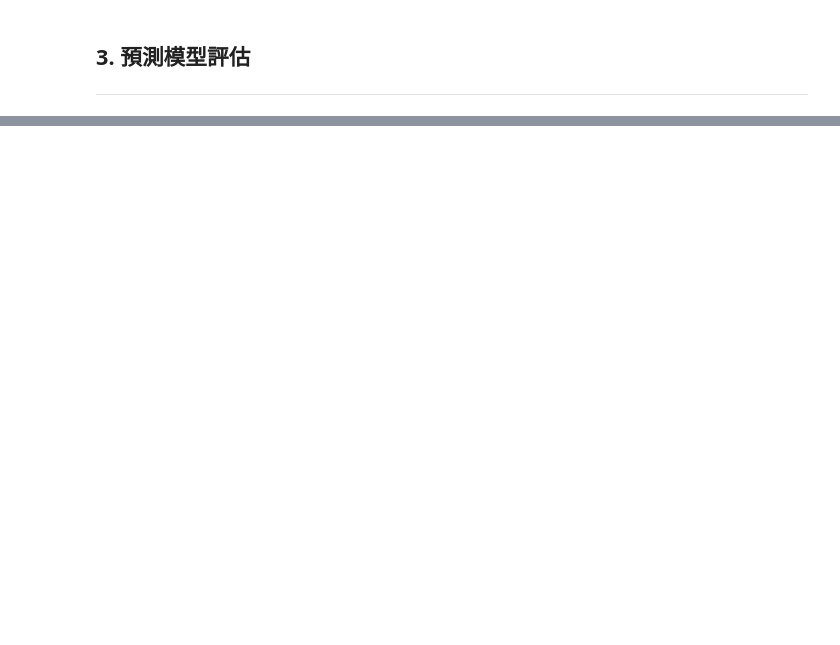
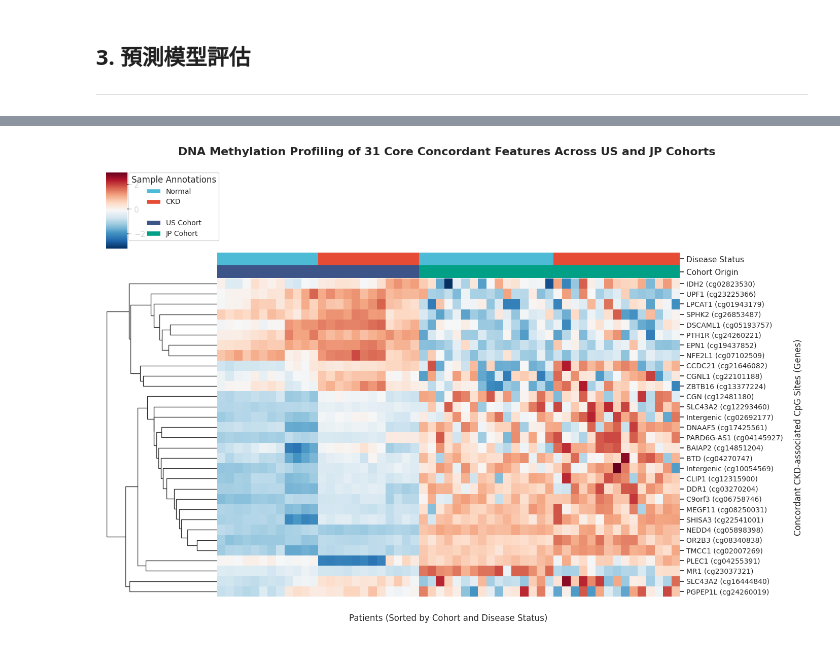
Before and after one commit to black94idd/DNA_methylation, a Jupyter notebook: american&japan_mkd.ipynb, the cells around one changed output, grey strips where cells are left out. Cells and saved outputs as stored; diff of their text form; code cells hidden in the pictures; blank space fills up the shorter version.

```diff
--- a/american&japan_mkd.ipynb
+++ b/american&japan_mkd.ipynb
@@ -215,0 +665,79 @@ PLEC1
+# %%
+import seaborn as sns
+import matplotlib.pyplot as plt
+from matplotlib.patches import Patch
+
+print("\n--- 繪製雙世代聯合熱圖 (Cross-Cohort Mega Heatmap) ---")
+
+# 準備合併資料 (結合 US 與 JP)
+X_us_plot = X_us_r[feats].copy()
+X_us_plot['Status'] = ['CKD' if val == 1 else 'Normal' for val in y_us]
+X_us_plot['Cohort'] = 'US'
+
+X_jp_plot = X_jp_r[feats].copy()
+X_jp_plot['Status'] = ['CKD' if val == 1 else 'Normal' for val in y_jp]
+X_jp_plot['Cohort'] = 'JP'
+
+# 合併成一張大表
+plot_data_all = pd.concat([X_us_plot, X_jp_plot], axis=0)
+
+# 排序樣本：先按 Cohort 排，再按 Status 排 (這會讓熱圖切分成完美的四個區塊)
+plot_data_all = plot_data_all.sort_values(by=['Cohort', 'Status'], ascending=[False, False])
+
+# 準備頂部雙層顏色標籤 (Column Colors)
+status_pal = {'Normal': '#4DBBD5', 'CKD': '#E64B35'} # 藍色正常, 紅色疾病
+cohort_pal = {'US': '#3C5488', 'JP': '#00A087'}      # 深藍美國, 墨綠日本
+
+col_colors = pd.DataFrame({
+    'Disease Status': plot_data_all['Status'].map(status_pal),
+    'Cohort Origin': plot_data_all['Cohort'].map(cohort_pal)
+})
+
+# 準備 Y 軸基因標籤 (替換掉無意義的 cg 編號)
+# 確保你前面有跑 summary，我們把 CpG ID 對應到 基因名稱
+def get_display_name(cpg):
+    gene_raw = summary.loc[summary['CpG'] == cpg, 'Gene'].values
+    if len(gene_raw) > 0 and pd.notna(gene_raw[0]) and str(gene_raw[0]) != 'nan':
+        gene_clean = str(gene_raw[0]).split(';')[0].strip()
+        return f"{gene_clean} ({cpg})"
+    return f"Intergenic ({cpg})"
+
+# 將欄位名稱直接換成基因名稱
+plot_data_all_features = plot_data_all[feats].rename(columns={c: get_display_name(c) for c in feats})
+
+# 繪製 Clustermap
+g = sns.clustermap(
+    plot_data_all_features.T,
+    cmap='RdBu_r',             # 藍白紅漸層 (最經典的表觀遺傳配色)
+    col_colors=col_colors,     # 頂部加入雙層標籤
+    col_cluster=False,         # 關閉行聚類，保持我們設定的 US/JP 完美分界
+    row_cluster=True,          # 開啟列聚類，讓行為相似的基因靠在一起
+    z_score=0,                 # 🌟 關鍵：列方向的 Z-score 標準化，極大化紅藍對比
+    figsize=(14, 10),          # 加大圖表尺寸
+    cbar_pos=(0.02, 0.82, 0.03, 0.15), # 調整 Colorbar 位置
+    tree_kws={'linewidths': 1.0},
+    yticklabels=True           # 顯示我們做好的基因標籤
+)
+
+# 微調字體與標題
+g.ax_heatmap.set_yticklabels(g.ax_heatmap.get_ymajorticklabels(), fontsize=10, rotation=0)
+g.ax_heatmap.set_xticklabels([]) # 隱藏底部的 X 軸樣本名稱 (太多了沒意義)
+g.ax_heatmap.set_xlabel('Patients (Sorted by Cohort and Disease Status)', fontsize=12, labelpad=15)
+g.ax_heatmap.set_ylabel('Concordant CKD-associated CpG Sites (Genes)', fontsize=12, labelpad=15)
+
+g.fig.suptitle('DNA Methylation Profiling of 31 Core Concordant Features Across US and JP Cohorts',
+               y=1.02, fontsize=16, fontweight='bold')
+
+# 手動添加圖例 (Legend)
+handles = [
+    Patch(facecolor=status_pal['Normal'], label='Normal'),
+    Patch(facecolor=status_pal['CKD'], label='CKD'),
+    Patch(facecolor='white', label=''), # 空白佔位符
+    Patch(facecolor=cohort_pal['US'], label='US Cohort'),
+    Patch(facecolor=cohort_pal['JP'], label='JP Cohort')
+]
+plt.legend(handles=handles, title='Sample Annotations', bbox_to_anchor=(1.05, 1),
+           loc='upper left', borderaxespad=0., frameon=True, fontsize=10, title_fontsize=12)
+
+plt.show()
+# %% [output]
@@ -215,0 +745 @@ PLEC1
+[figure, added]
```
Also changed, not shown: parts of 27 cells of this notebook, 17 other files.
